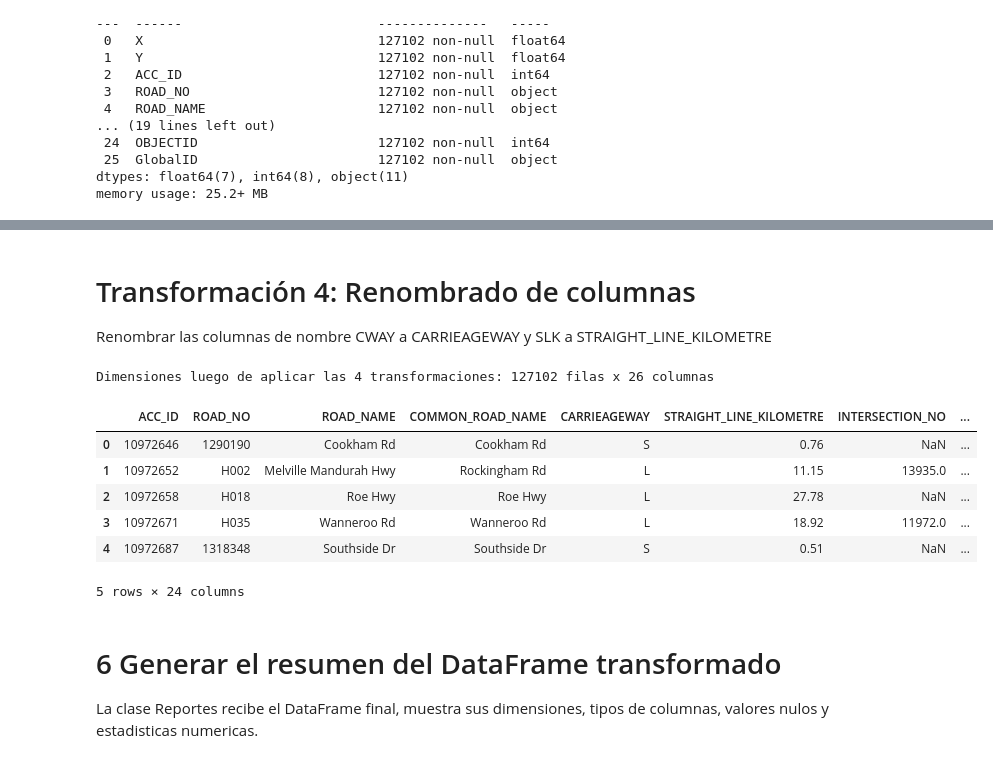
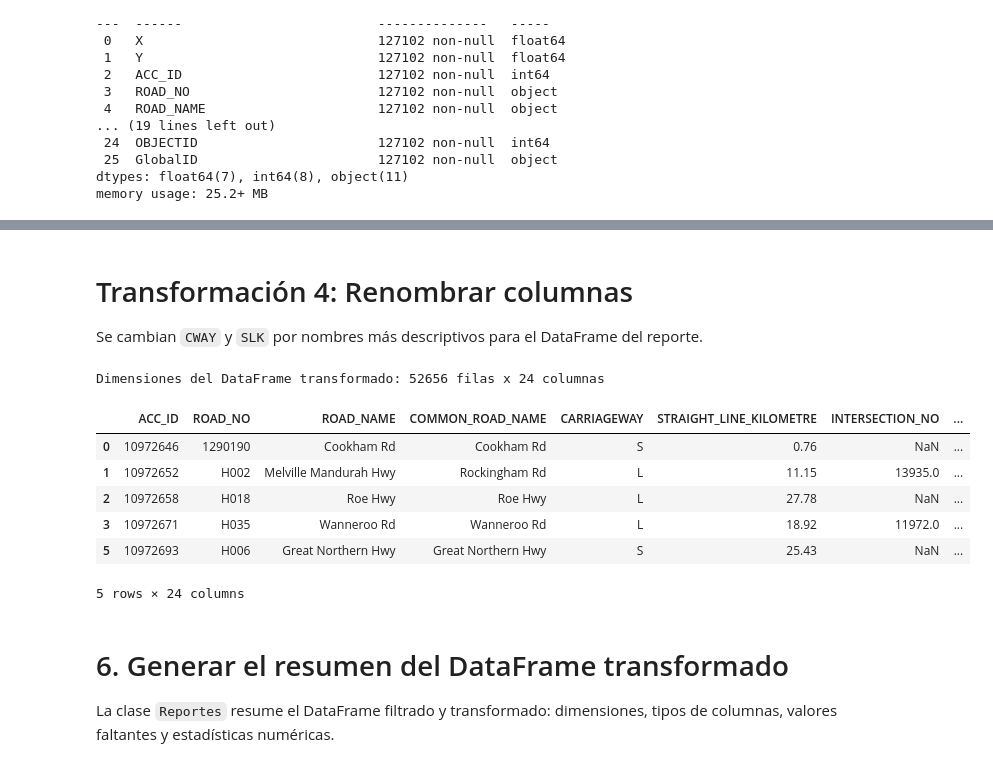
Before and after one commit to juanrenteria-ai/PI_2026_IUD, a Jupyter notebook: src/sincronicas/Semana_1SINC.ipynb, the cells around one changed output, grey strips where cells are left out. Cells and saved outputs as stored; diff of their text form; code cells hidden in the pictures.

```diff
--- a/src/sincronicas/Semana_1SINC.ipynb
+++ b/src/sincronicas/Semana_1SINC.ipynb
@@ -95,8 +681,9 @@ Se realiza el filtrado de datos sobre la columna EVENT_NATURE cuando el valor es
 # %%
 df_transformado = df.copy()
+dt_filtrado = df_transformado[
+    df_transformado["EVENT_NATURE"] == "Rear End"
+].copy()
 
-dt_filtrado = df_transformado[df_transformado['EVENT_NATURE'] == 'Rear End']
-
-#print(dt_filtrado)
+print("Accidentes Rear End para el reporte:", len(dt_filtrado))
 dt_filtrado.head()
 # %% [output]
@@ -114,5 +702,6 @@ Eliminar las columnas X Y, ya que actualmente se cuenta con las columnas Longitu
 # %%
-df_filtrado = df_transformado.drop(columns=["X", "Y"])
+df_filtrado = dt_filtrado.drop(columns=["X", "Y"]).copy()
 
+print("Dimensiones despues de eliminar X e Y:", df_filtrado.shape)
 df_filtrado.head()
 # %% [output]
@@ -130,11 +720,13 @@ Imputación de valores nulos en las columnas CRASH_TIME, EVENT_NATURE, EVENT_TYP
 # %%
-#INTERSECTION_NO
-#INTERSECTION_DESC
-df_filtrado['CRASH_TIME'] = df_filtrado['CRASH_TIME'].fillna(df_filtrado['CRASH_TIME'].mean())
-#df_filtrado['EVENT_NATURE'] = df_filtrado['EVENT_NATURE'].fillna('NaN')
-#df_filtrado['EVENT_TYPE'] = df_filtrado['EVENT_TYPE'].fillna('NaN')
-#df_filtrado['INTERSECTION_NO'] = df_filtrado['INTERSECTION_NO'].fillna('NaN')
-#df_filtrado['INTERSECTION_DESC'] = df_filtrado['INTERSECTION_DESC'].fillna('NaN')
+for columna in ["EVENT_NATURE", "EVENT_TYPE"]:
+    df_filtrado[columna] = df_filtrado[columna].fillna("Sin dato")
 
-print(df_transformado)
+print("Valores faltantes despues del tratamiento:")
+print(df_filtrado[[
+    "CRASH_TIME",
+    "EVENT_NATURE",
+    "EVENT_TYPE",
+    "INTERSECTION_NO",
+    "INTERSECTION_DESC",
+]].isna().sum())
 # %% [output]
@@ -158,34 +740,32 @@ print(df_transformado)
 # %% [markdown]
-# Transformación 4: Renombrado de columnas
+# Transformación 4: Renombrar columnas
 
-Renombrar las columnas de nombre CWAY a CARRIEAGEWAY y SLK a STRAIGHT_LINE_KILOMETRE
+Se cambian `CWAY` y `SLK` por nombres más descriptivos para el DataFrame del reporte.
 # %%
-# 4. Renombrado de una columna
-
 df_filtrado = df_filtrado.rename(
     columns={
-        "CWAY" : "CARRIEAGEWAY",
-        "SLK" : "STRAIGHT_LINE_KILOMETRE"
+        "CWAY": "CARRIAGEWAY",
+        "SLK": "STRAIGHT_LINE_KILOMETRE",
     }
 )
 
-print(f"Dimensiones luego de aplicar las 4 transformaciones: {df.shape[0]} filas x {df.shape[1]} columnas")
+print(f"Dimensiones del DataFrame transformado: {df_filtrado.shape[0]} filas x {df_filtrado.shape[1]} columnas")
 df_filtrado.head()
 # %% [output]
-Dimensiones luego de aplicar las 4 transformaciones: 127102 filas x 26 columnas
+Dimensiones del DataFrame transformado: 52656 filas x 24 columnas
-|  | ACC_ID | ROAD_NO | ROAD_NAME | COMMON_ROAD_NAME | CARRIEAGEWAY | STRAIGHT_LINE_KILOMETRE | INTERSECTION_NO | ... |
+|  | ACC_ID | ROAD_NO | ROAD_NAME | COMMON_ROAD_NAME | CARRIAGEWAY | STRAIGHT_LINE_KILOMETRE | INTERSECTION_NO | ... |
 | 0 | 10972646 | 1290190 | Cookham Rd | Cookham Rd | S | 0.76 | NaN | ... |
 | 1 | 10972652 | H002 | Melville Mandurah Hwy | Rockingham Rd | L | 11.15 | 13935.0 | ... |
 | 2 | 10972658 | H018 | Roe Hwy | Roe Hwy | L | 27.78 | NaN | ... |
 | 3 | 10972671 | H035 | Wanneroo Rd | Wanneroo Rd | L | 18.92 | 11972.0 | ... |
-| 4 | 10972687 | 1318348 | Southside Dr | Southside Dr | S | 0.51 | NaN | ... |
+| 5 | 10972693 | H006 | Great Northern Hwy | Great Northern Hwy | S | 25.43 | NaN | ... |
 5 rows × 24 columns
 # %%
 from  clases_po import Reportes
 # %% [markdown]
-# 6 Generar el resumen del DataFrame transformado
+# 6. Generar el resumen del DataFrame transformado
 
-La clase Reportes recibe el DataFrame final, muestra sus dimensiones, tipos de columnas, valores nulos y estadisticas numericas.
+La clase `Reportes` resume el DataFrame filtrado y transformado: dimensiones, tipos de columnas, valores faltantes y estadísticas numéricas.
 # %%
 reportes = Reportes()
 texto = reportes.generar_reporte(df_filtrado)
```
Also changed, not shown: parts of 44 cells of this notebook, 1 other file.
